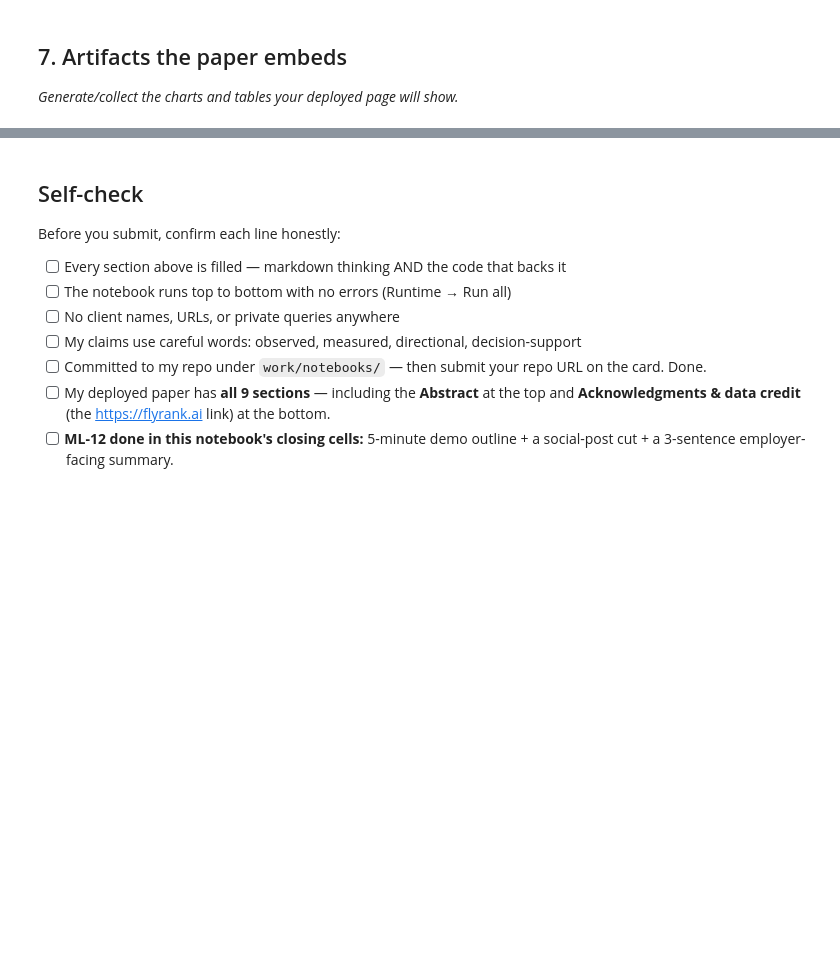
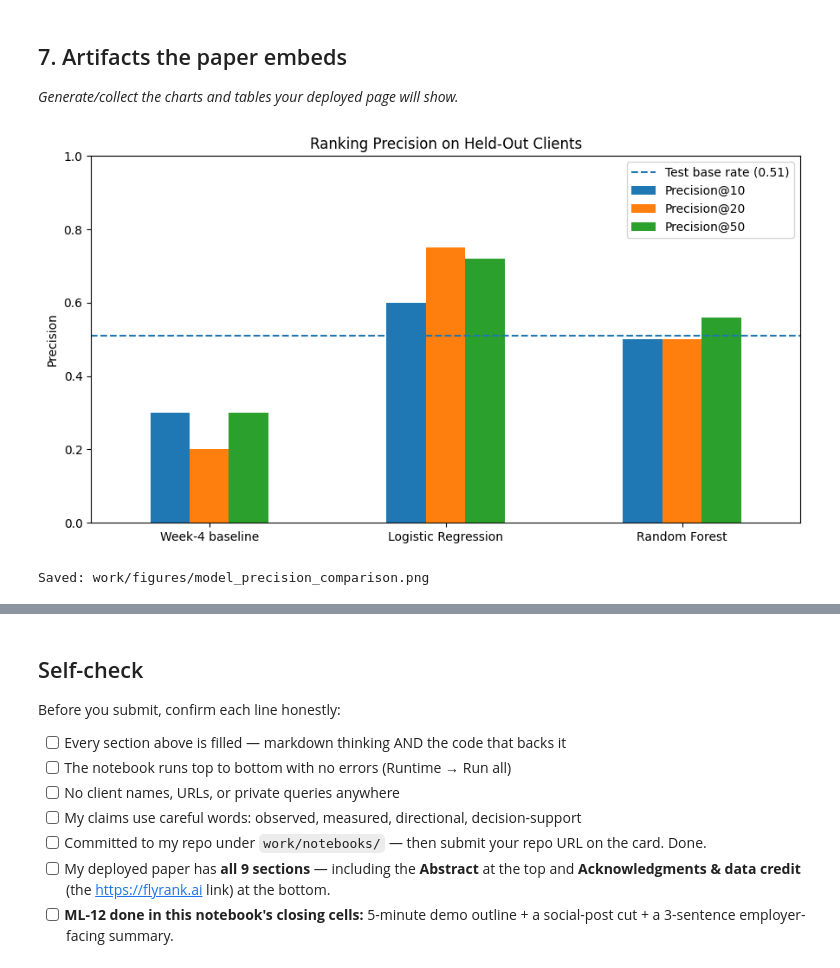
Before and after one commit to aliakhtar1010/search-ranking-ml, a Jupyter notebook: work/notebooks/capstone.ipynb, the cells around one changed output, grey strips where cells are left out. Drawn from its saved outputs; the diff is of its cells as text; code cells hidden in the pictures; blank space fills up the shorter version.

```diff
--- a/work/notebooks/capstone.ipynb
+++ b/work/notebooks/capstone.ipynb
@@ -34,3 +662,44 @@ This skeleton is yours to fill. Work the sections **in order** — each one has
 ## 7. Artifacts the paper embeds
 
 *Generate/collect the charts and tables your deployed page will show.*
+# %%
+os.makedirs("work/figures", exist_ok=True)
+
+plot_df = results_df.set_index("Method")[
+    ["Precision@10", "Precision@20", "Precision@50"]
+]
+
+ax = plot_df.plot(
+    kind="bar",
+    figsize=(9, 5)
+)
+
+ax.axhline(
+    base_rate,
+    linestyle="--",
+    label=f"Test base rate ({base_rate:.2f})"
+)
+
+ax.set_title("Ranking Precision on Held-Out Clients")
+ax.set_xlabel("")
+ax.set_ylabel("Precision")
+ax.set_ylim(0, 1)
+ax.tick_params(axis="x", rotation=0)
+ax.legend()
+
+plt.tight_layout()
+
+MODEL_FIGURE = "work/figures/model_precision_comparison.png"
+
+plt.savefig(
+    MODEL_FIGURE,
+    dpi=160,
+    bbox_inches="tight"
+)
+
+plt.show()
+
+print("Saved:", MODEL_FIGURE)
+# %% [output]
+[figure, added]
+Saved: work/figures/model_precision_comparison.png
```
Also changed, not shown: parts of 22 cells of this notebook.
